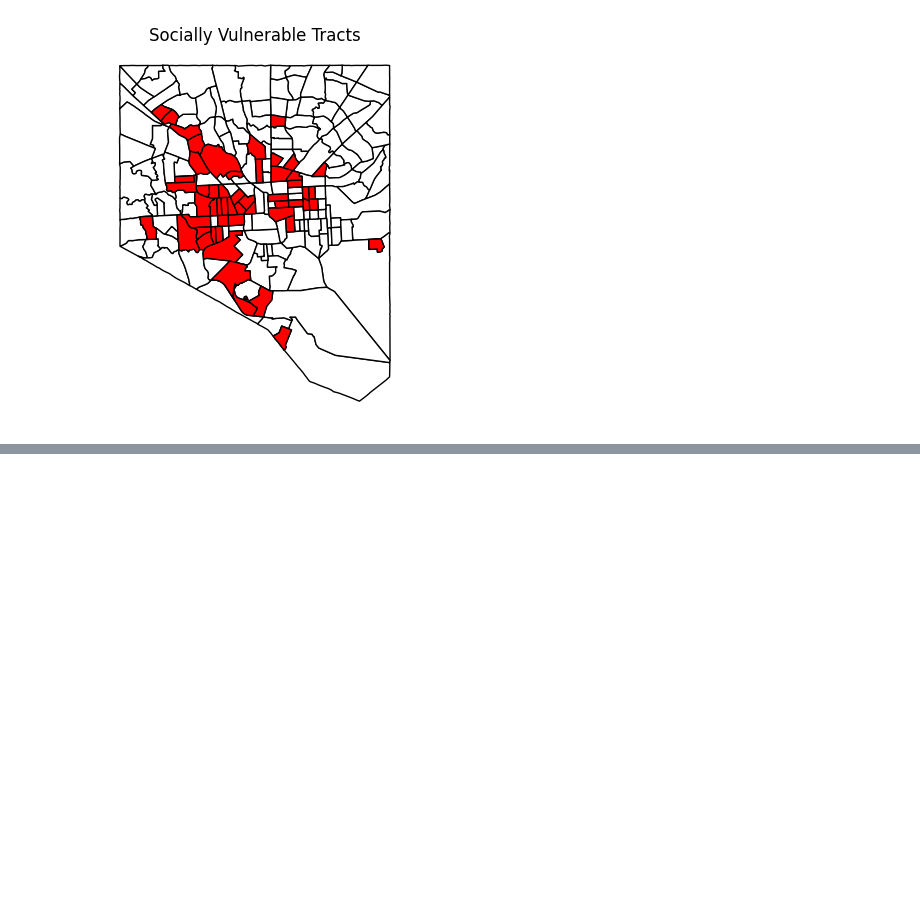
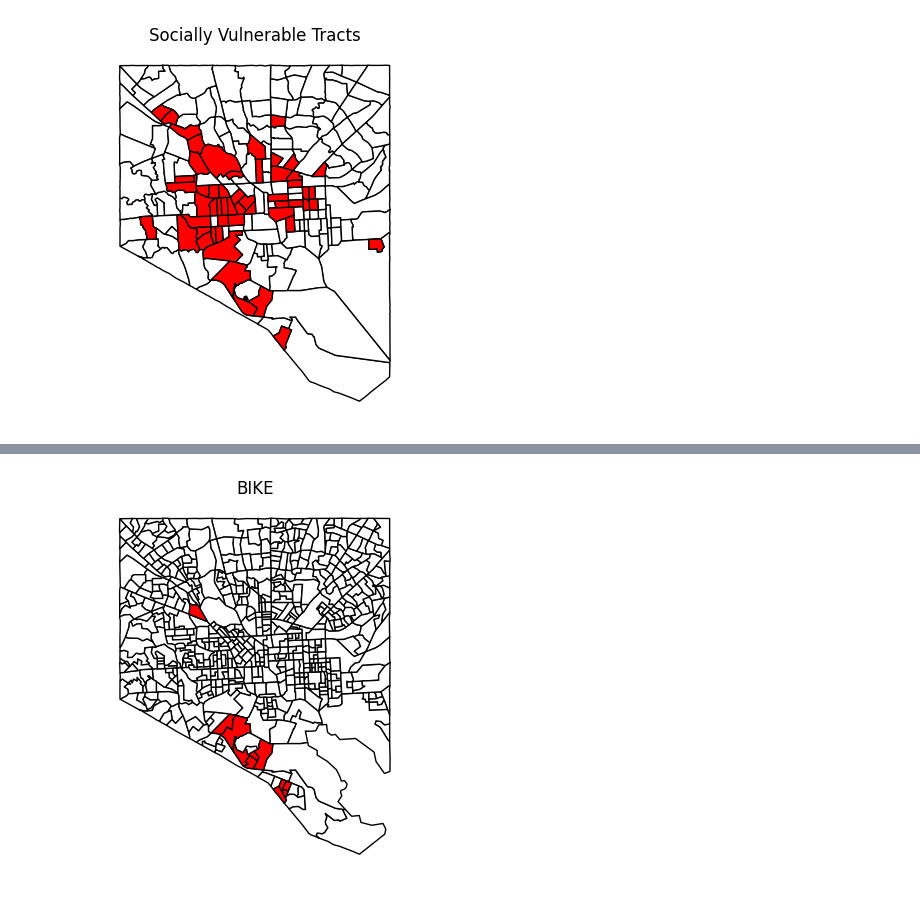
Before and after one commit to EllieBard/RedLine, a Jupyter notebook: Final.ipynb, the cells around one changed output, grey strips where cells are left out. Saved outputs shown, nothing was run; the diff lists cells and outputs as text; code cells hidden in the pictures; blank space fills up the shorter version.

```diff
--- a/Final.ipynb
+++ b/Final.ipynb
@@ -258,0 +262,19 @@ food_desert_map(ttm_bike, 'BIKING', blockgroup_centroids, blockgroup21, social_v
+# %%
+#make new dataframe with shortest travel time
+bike_short = ttm_bike.groupby('from_id')['travel_time'].min().reset_index()
+bike_short = blockgroup_centroids.merge(bike_short, left_on = 'id', right_on = 'from_id')
+bike_short = bike_short.to_crs(4269)
+#join with block group map and identify the block groups in which the shortest travel time exceeds 10 minutes
+bike_short = blockgroup21.sjoin(bike_short)
+bike_short['GEOID'] = bike_short['GEOID_left'].astype(str).str.slice(stop=11).astype('int64')
+bike_short = bike_short.loc[bike_short['travel_time'] >= 10]
+#identifyblock groups which are located in socially vulnerable tracts and have low access to grocery stores
+bike_short = bike_short[['GEOID', 'geometry']]
+bike_short = bike_short.merge(social_vulnerability, on = 'GEOID')
+bike_short = bike_short.set_geometry('geometry_x')
+base = blockgroup21.plot(color = 'white', edgecolor = 'black')
+bike_short.plot(color = 'red', ax = base, edgecolor = 'black')
+plt.title('BIKE')
+base.set_axis_off()
+# %% [output]
+[figure, added]
```
Also changed, not shown: parts of 4 cells of this notebook, 1 other file.
